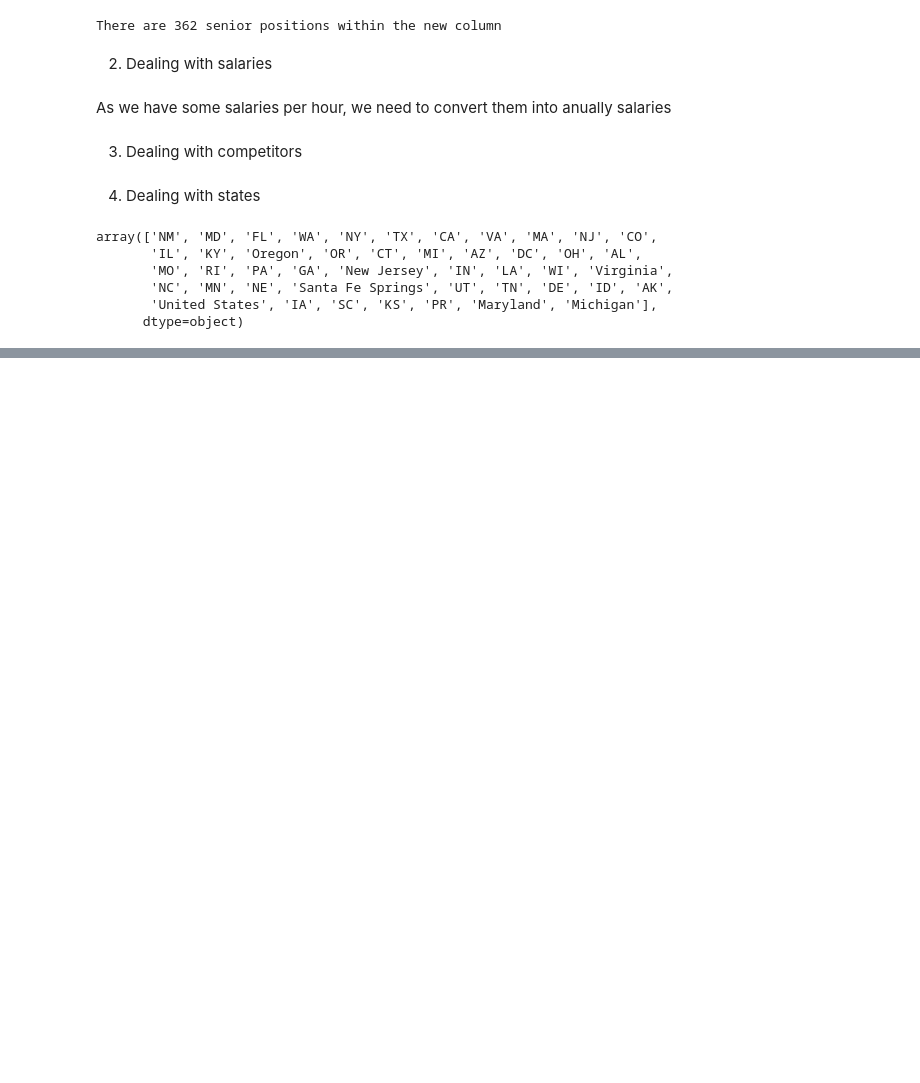
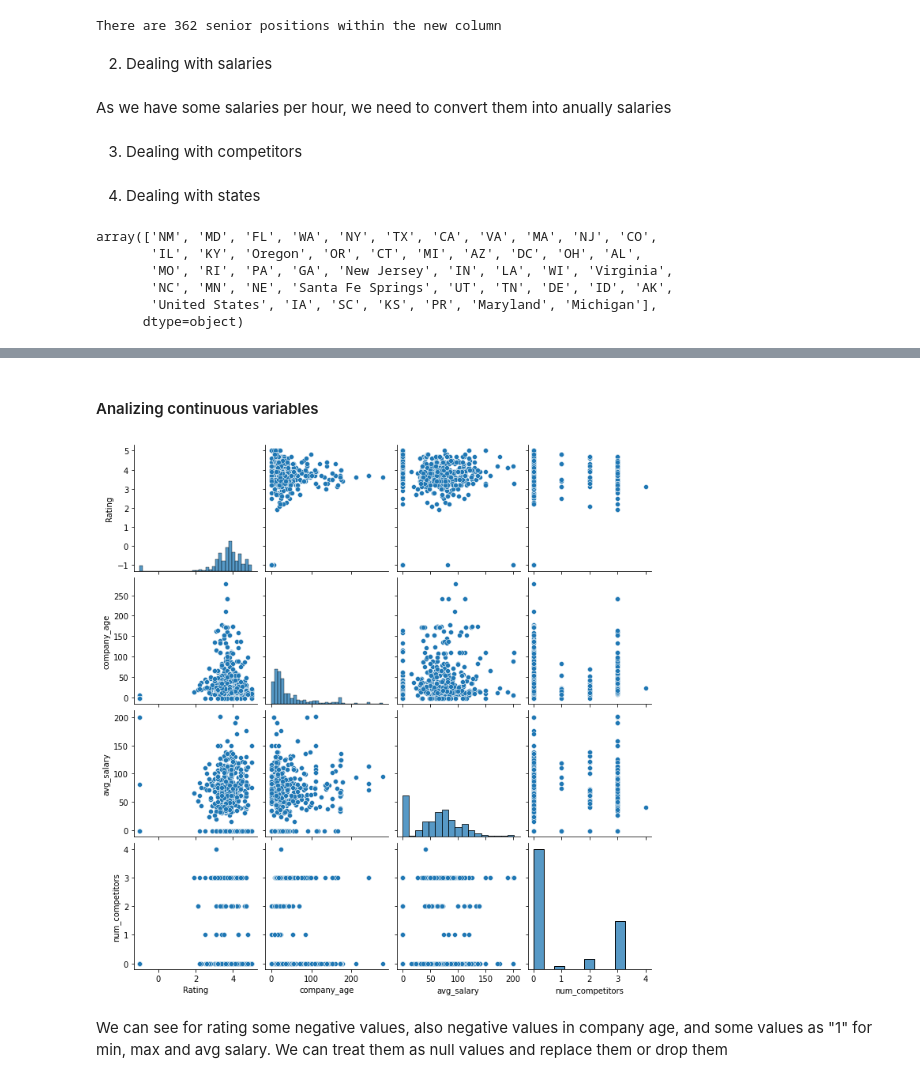
Before and after one commit to jolual2747/salary-prediction, a Jupyter notebook: modeling.ipynb, the cells around one changed output, grey strips where cells are left out. Cells and saved outputs as stored; diff of their text form; code cells hidden in the pictures; blank space fills up the shorter version.

Commit message:
data cleaning finished :)

```diff
--- a/modeling.ipynb
+++ b/modeling.ipynb
@@ -219,0 +297,46 @@ to_drop.append('Industry')
+# %%
+# cleaning size column
+
+def size_cleaning(x):
+    if '1 to 50 employees' in x.lower() or '51 to 200 employees' in x.lower() or '201 to 500 employees' in x.lower() or '501 to 1000 employees' in x.lower():
+        return '1 to 1000 employees'
+    elif '1001 to 5000 employees' in x.lower():
+        return '1001 to 5000 employees'
+    elif '5001 to 10000 employees' in x.lower() or '10000+ employees' in x.lower():
+        return '5000+ employees'
+    elif 'unknown' in x.lower() or '-1' in x.lower():
+        return 'unknown'
+    else:
+        return x
+
+to_drop.append('Size')
+df['size'] = df['Size'].apply(lambda x: size_cleaning(x))
+# %%
+# let's calculate the age of the companies
+
+df['company_age'] = df['Founded'].apply(lambda x: x if x < 1 else 2023 - x)
+to_drop.append('Founded')
+# %%
+# finding skills in the job description
+
+df['python'] = df['Job Description'].apply(lambda x: 1 if 'python' in x.lower() else 0)
+df['cloud'] = df['Job Description'].apply(lambda x: 1 if 'aws' in x.lower() or 'azure' in x.lower() or 'cloud' in x.lower() else 0)
+df['spark'] = df['Job Description'].apply(lambda x: 1 if 'spark' in x.lower() else 0)
+df['excel'] = df['Job Description'].apply(lambda x: 1 if 'excel' in x.lower() else 0)
+
+to_drop.extend(['Job Description', 'Company Name'])
+# %%
+# now we select the job positions that we want to analyze, only the ones related with data science and drop the columns we don't need anymore
+
+dx = df[df.job_simpl != 'na'].copy().reset_index(drop = True).drop(columns = to_drop)
+dx.drop(columns = ['min_salary', 'max_salary'], inplace=True) # we want to predict the avg salary
+# %% [markdown]
+#### Analizing continuous variables
+# %%
+continuous_variables = ['Rating', 'company_age', 'avg_salary' , 'num_competitors']
+sns.pairplot(dx[continuous_variables])
+plt.show()
+# %% [output]
+[figure, added]
+# %% [markdown]
+We can see for rating some negative values, also negative values in company age, and some values as "1" for min, max and avg salary. We can treat them as null values and replace them or drop them
```
Also changed, not shown: parts of 9 cells of this notebook.
